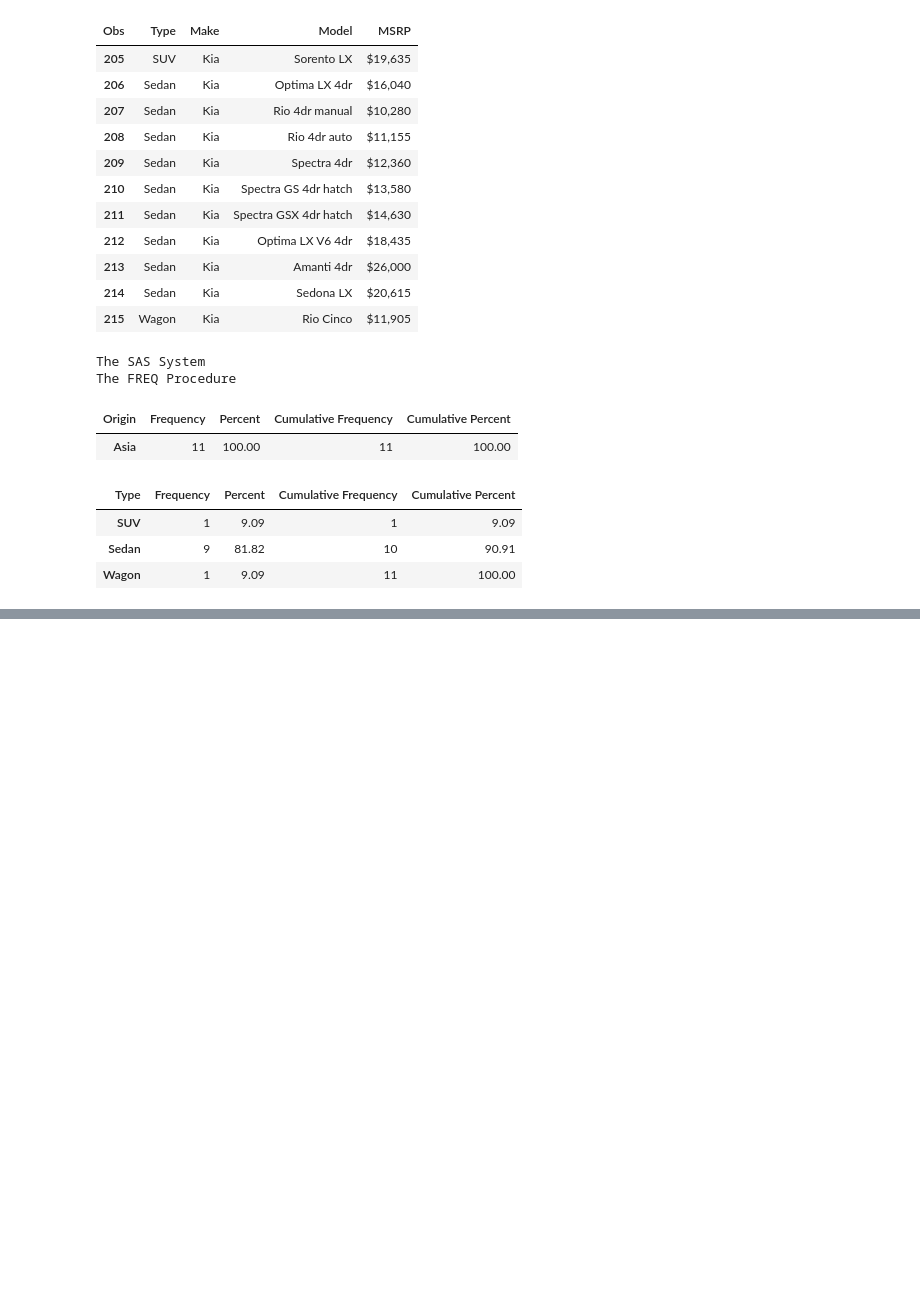
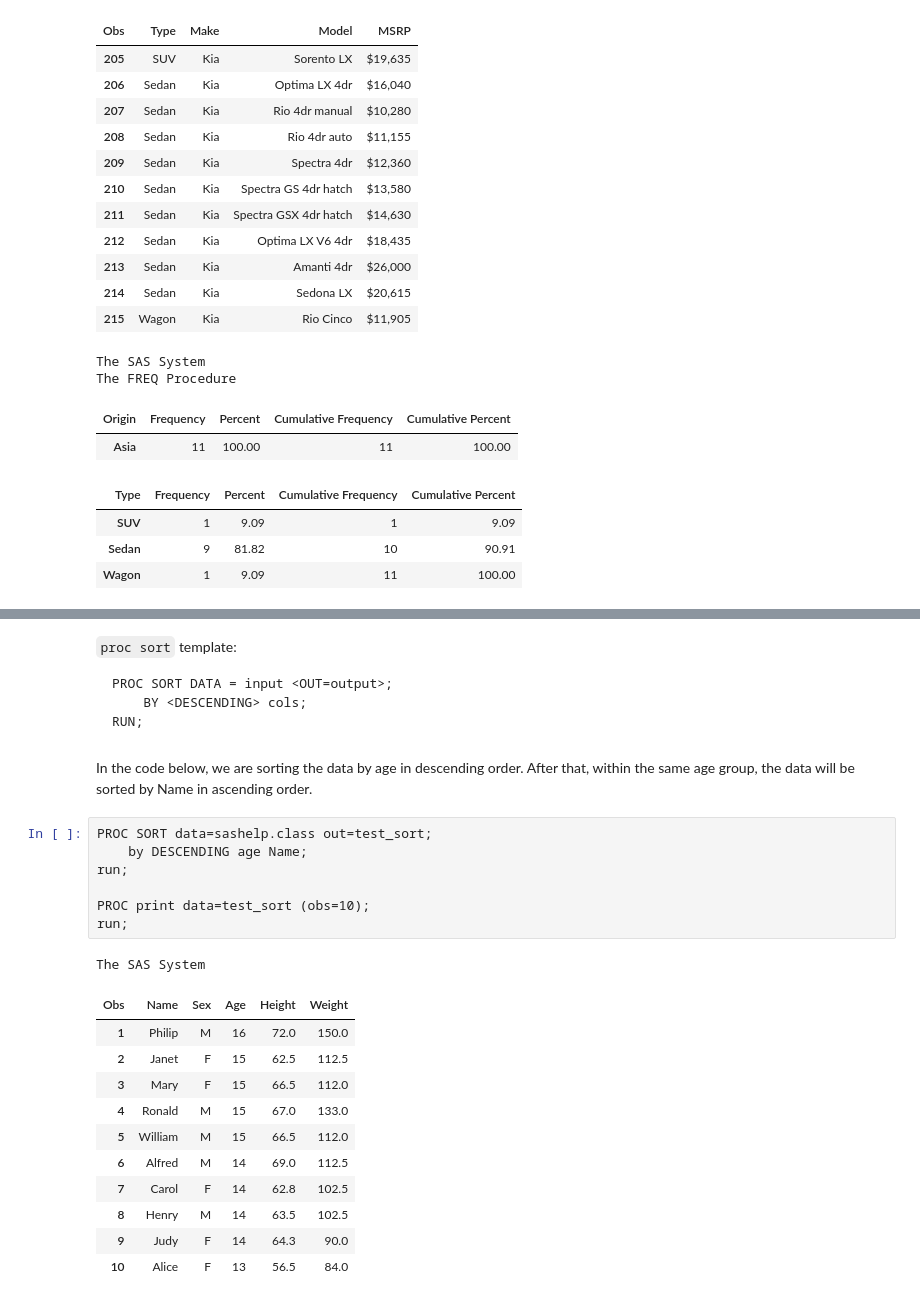
Before and after one commit to reginamaee/sas_book, a Jupyter notebook: _build/html/_sources/sas_proc_func.ipynb, the cells around one changed output, grey strips where cells are left out. Cells and saved outputs as stored; diff of their text form; blank space fills up the shorter version.

````diff
--- a/_build/html/_sources/sas_proc_func.ipynb
+++ b/_build/html/_sources/sas_proc_func.ipynb
@@ -302,0 +362,29 @@ The FREQ Procedure
+# %% [markdown]
+`proc sort` template:
+```
+PROC SORT DATA = input <OUT=output>;
+    BY <DESCENDING> cols;
+RUN;
+```
+# %% [markdown]
+In the code below, we are sorting the data by age in descending order. After that, within the same age group, the data will be sorted by Name in ascending order.
+# %%
+PROC SORT data=sashelp.class out=test_sort;
+    by DESCENDING age Name;
+run;
+
+PROC print data=test_sort (obs=10);
+run;
+# %% [output]
+The SAS System
+| Obs | Name | Sex | Age | Height | Weight |
+| 1 | Philip | M | 16 | 72.0 | 150.0 |
+| 2 | Janet | F | 15 | 62.5 | 112.5 |
+| 3 | Mary | F | 15 | 66.5 | 112.0 |
+| 4 | Ronald | M | 15 | 67.0 | 133.0 |
+| 5 | William | M | 15 | 66.5 | 112.0 |
+| 6 | Alfred | M | 14 | 69.0 | 112.5 |
+| 7 | Carol | F | 14 | 62.8 | 102.5 |
+| 8 | Henry | M | 14 | 63.5 | 102.5 |
+| 9 | Judy | F | 14 | 64.3 | 90.0 |
+| 10 | Alice | F | 13 | 56.5 | 84.0 |
````
Also changed, not shown: parts of 10 cells of this notebook, 25 other files.
